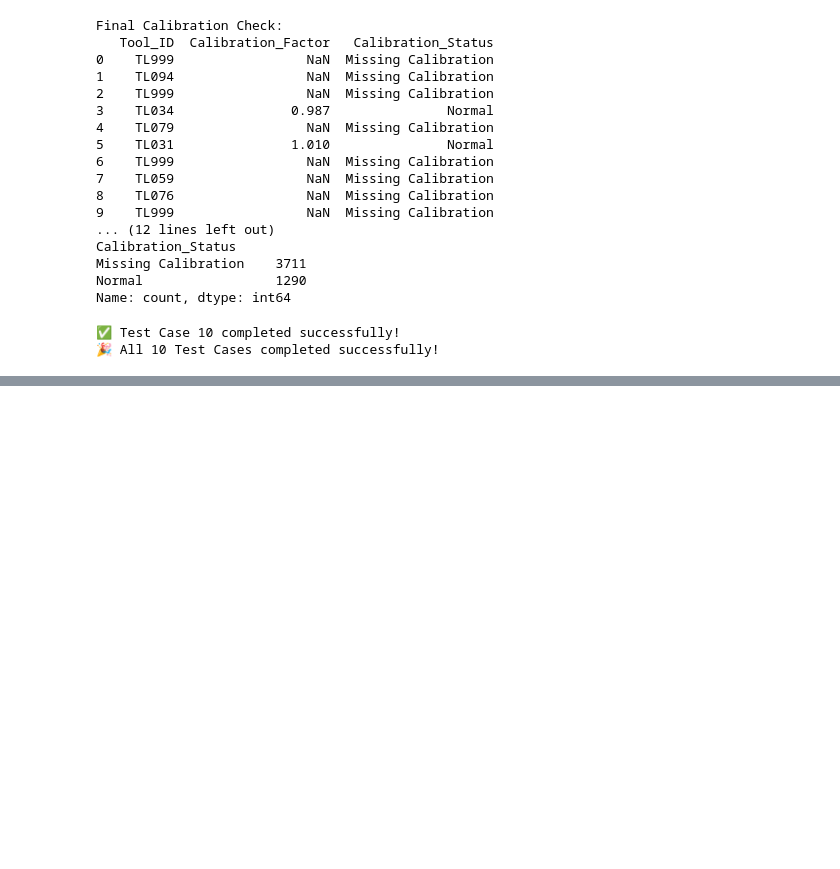
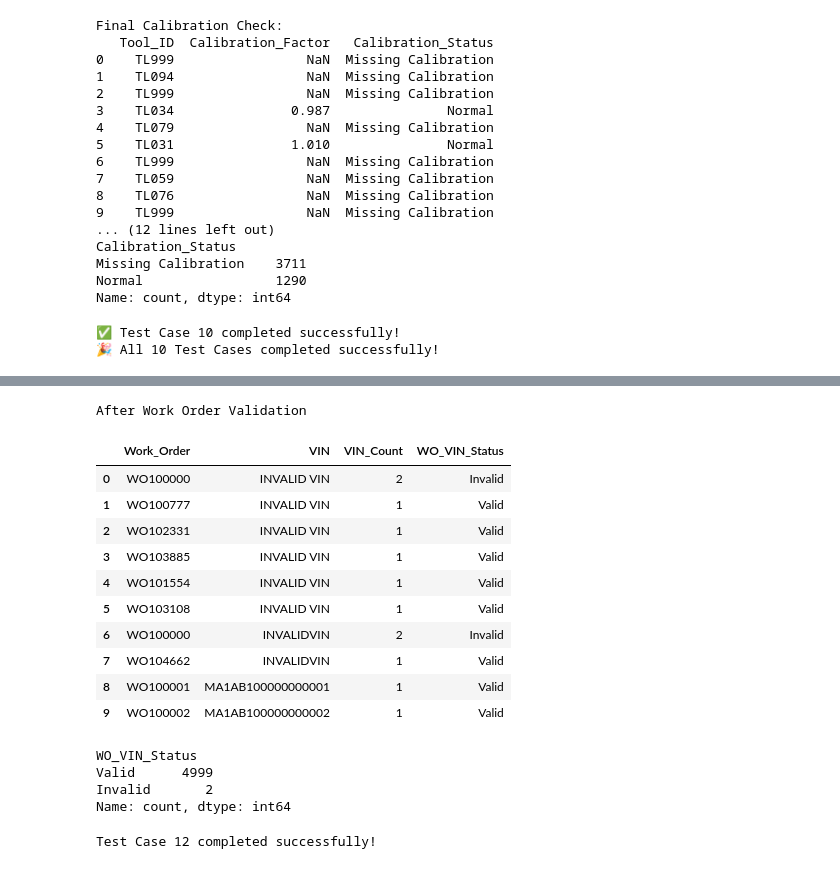
Before and after one commit to chandrachudasahoo4/Car-Manufacturing-Analytics, a Jupyter notebook: operations.ipynb, the cells around one changed output, grey strips where cells are left out. Cells and saved outputs as stored; diff of their text form; code cells hidden in the pictures; blank space fills up the shorter version.

```diff
--- a/operations.ipynb
+++ b/operations.ipynb
@@ -1204,0 +1431,11 @@ print("🎉 All 10 Test Cases completed successfully!")
+# %%
+wo_vin_count = (
+    production.groupby("Work_Order")["VIN"]
+    .nunique()
+    .reset_index()
+)
+
+wo_vin_count.columns = [
+    "Work_Order",
+    "VIN_Count"
+]
@@ -1204,0 +1451,52 @@ print("🎉 All 10 Test Cases completed successfully!")
+# %%
+production = production.merge(
+    wo_vin_count,
+    on="Work_Order",
+    how="left"
+)
+# %%
+production["WO_VIN_Status"] = np.where(
+    production["VIN_Count"] == 1,
+    "Valid",
+    "Invalid"
+)
+# %%
+print("After Work Order Validation")
+
+production[
+    [
+        "Work_Order",
+        "VIN",
+        "VIN_Count",
+        "WO_VIN_Status"
+    ]
+].head(10)
+# %% [output]
+After Work Order Validation
+|  | Work_Order | VIN | VIN_Count | WO_VIN_Status |
+| 0 | WO100000 | INVALID VIN | 2 | Invalid |
+| 1 | WO100777 | INVALID VIN | 1 | Valid |
+| 2 | WO102331 | INVALID VIN | 1 | Valid |
+| 3 | WO103885 | INVALID VIN | 1 | Valid |
+| 4 | WO101554 | INVALID VIN | 1 | Valid |
+| 5 | WO103108 | INVALID VIN | 1 | Valid |
+| 6 | WO100000 | INVALIDVIN | 2 | Invalid |
+| 7 | WO104662 | INVALIDVIN | 1 | Valid |
+| 8 | WO100001 | MA1AB100000000001 | 1 | Valid |
+| 9 | WO100002 | MA1AB100000000002 | 1 | Valid |
+# %%
+production["WO_VIN_Status"].value_counts()
+# %% [output]
+WO_VIN_Status
+Valid      4999
+Invalid       2
+Name: count, dtype: int64
+# %%
+production.to_csv(
+    "production_after_testcase12.csv",
+    index=False
+)
+
+print("Test Case 12 completed successfully!")
+# %% [output]
+Test Case 12 completed successfully!
```
Also changed, not shown: parts of 114 cells of this notebook, 12 other files.
